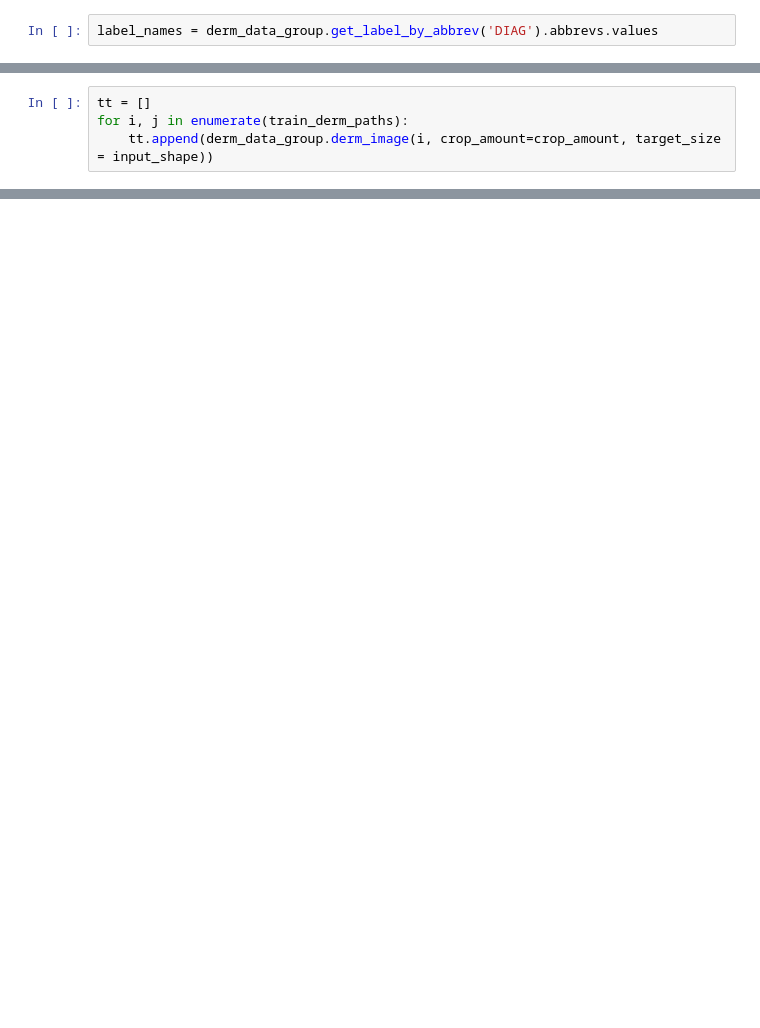
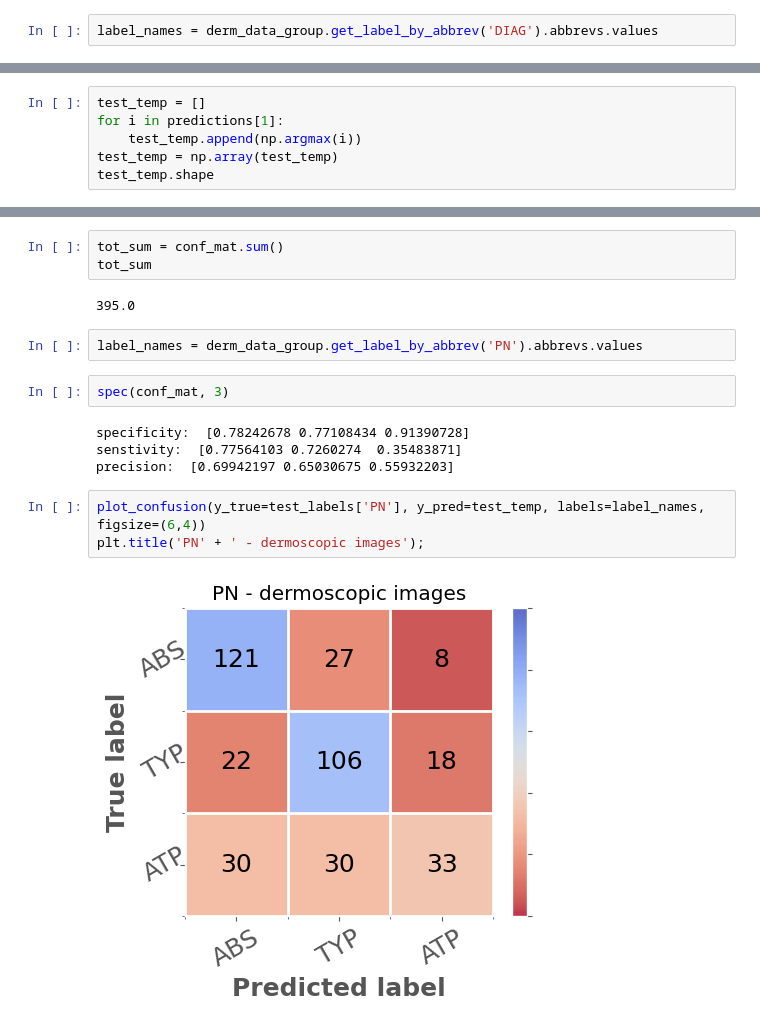
Before and after one commit to Keshav-Pahwa/Melanoma-Classification-using-MultiModal-Dataset, a Jupyter notebook: example.ipynb, the cells around one changed output, grey strips where cells are left out. Cells and saved outputs as stored; diff of their text form; blank space fills up the shorter version.

```diff
--- a/example.ipynb
+++ b/example.ipynb
@@ -613,4 +660,0 @@ list
-# %%
-tt = []
-for i, j in enumerate(train_derm_paths):
-    tt.append(derm_data_group.derm_image(i, crop_amount=crop_amount, target_size = input_shape))
@@ -730,0 +661,6 @@ Please also refer to the documentation for alternative solver options:
+# %%
+test_temp = []
+for i in predictions[1]:
+    test_temp.append(np.argmax(i))
+test_temp = np.array(test_temp)
+test_temp.shape
@@ -730,0 +679,18 @@ Please also refer to the documentation for alternative solver options:
+# %%
+tot_sum = conf_mat.sum()
+tot_sum
+# %% [output]
+395.0
+# %%
+label_names = derm_data_group.get_label_by_abbrev('PN').abbrevs.values
+# %%
+spec(conf_mat, 3)
+# %% [output]
+specificity:  [0.78242678 0.77108434 0.91390728]
+senstivity:  [0.77564103 0.7260274  0.35483871]
+precision:  [0.69942197 0.65030675 0.55932203]
+# %%
+plot_confusion(y_true=test_labels['PN'], y_pred=test_temp, labels=label_names, figsize=(6,4))
+plt.title('PN' + ' - dermoscopic images');
+# %% [output]
+[figure, added]
```
Also changed, not shown: parts of 136 cells of this notebook.
